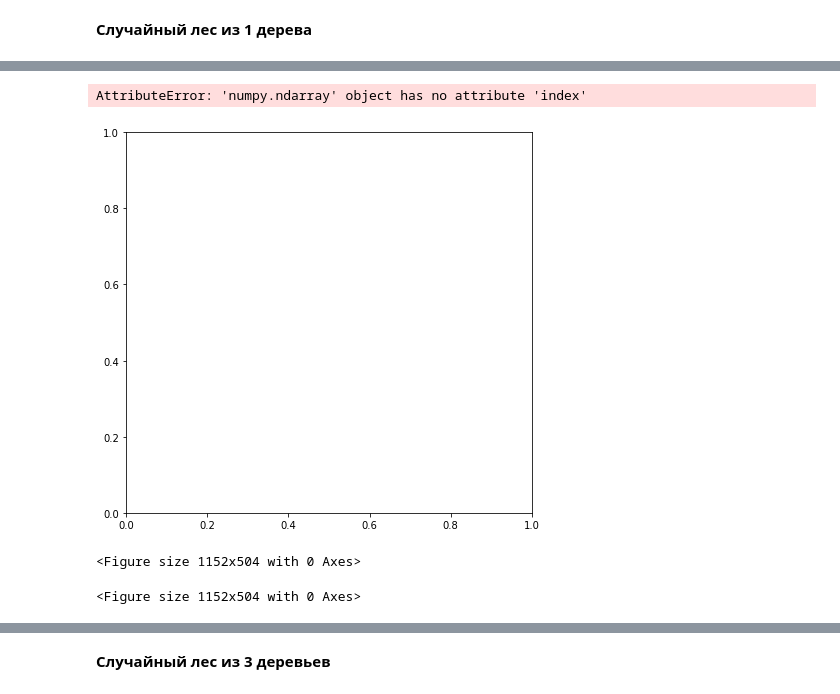
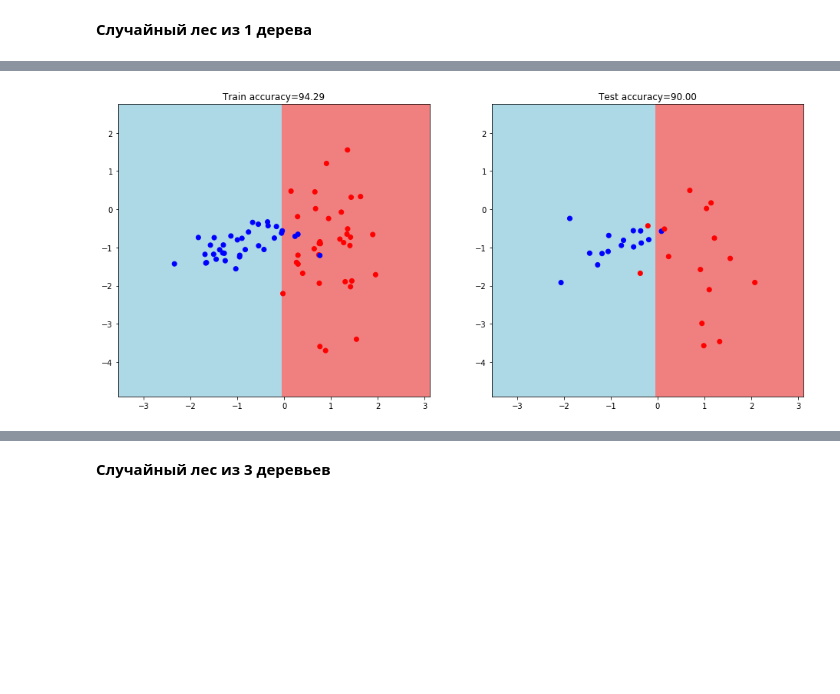
Before and after one commit to Zviad1990/Geek_Brains_HW, a Jupyter notebook: 7_Алгоритм анализа данных_HW/Lesson_5_HW.ipynb, the cells around one changed output, grey strips where cells are left out. Saved outputs shown, nothing was run; the diff lists cells and outputs as text; code cells hidden in the pictures; blank space fills up the shorter version.

```diff
--- a/7_Алгоритм анализа данных_HW/Lesson_5_practice.ipynb
+++ b/7_Алгоритм анализа данных_HW/Lesson_5_HW.ipynb
@@ -577,25 +579,25 @@ Wall time: 25 ms
 # %%
 def get_meshgrid(data, step=.05, border=1.2):
     x_min, x_max = data[:, 0].min() - border, data[:, 0].max() + border
     y_min, y_max = data[:, 1].min() - border, data[:, 1].max() + border
     return np.meshgrid(np.arange(x_min, x_max, step), np.arange(y_min, y_max, step))
 
 plt.figure(figsize = (16, 7))
 
 # график обучающей выборки
 plt.subplot(1,2,1)
 xx, yy = get_meshgrid(train_data)
-mesh_predictions = np.array(tree_vote(np.c_[xx.ravel(), yy.ravel()], my_forest_1)).reshape(xx.shape)
+# mesh_predictions = np.array(tree_vote(np.c_[xx.ravel(), yy.ravel()], my_forest_1)).reshape(xx.shape)
+mesh_predictions = np.array(tree_vote(my_forest_1, np.c_[xx.ravel(), yy.ravel()])).reshape(xx.shape)
 plt.pcolormesh(xx, yy, mesh_predictions, cmap = light_colors)
 plt.scatter(train_data[:, 0], train_data[:, 1], c
             = train_labels, cmap = colors)
 plt.title(f'Train accuracy={train_accuracy:.2f}')
 
 # график тестовой выборки
 plt.subplot(1,2,2)
 plt.pcolormesh(xx, yy, mesh_predictions, cmap = light_colors)
 plt.scatter(test_data[:, 0], test_data[:, 1], c = test_labels, cmap = colors)
 plt.title(f'Test accuracy={test_accuracy:.2f}');
 # %% [output]
-AttributeError: 'numpy.ndarray' object has no attribute 'index'
-[figure, old version]
+[figure, new version]
@@ -607,5 +603,0 @@ def get_meshgrid(data, step=.05, border=1.2):
-# %%
-plt.figure(figsize = (16, 7))
-# %% [output]
-<Figure size 1152x504 with 0 Axes>
-<Figure size 1152x504 with 0 Axes>
```
Also changed, not shown: parts of 23 cells of this notebook.
